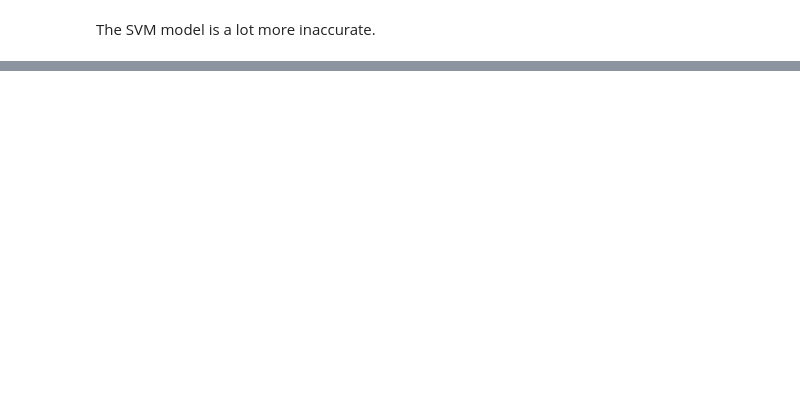
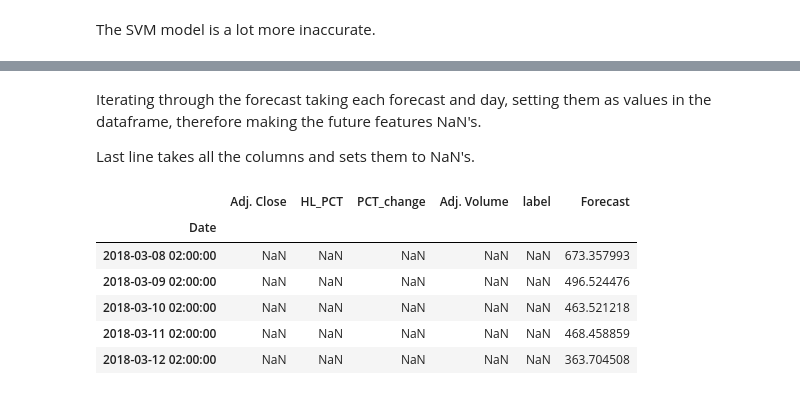
Before and after one commit to ionut-ml/Practical-Machine-Learning-by-sentdex, a Jupyter notebook: 01 - Regression Intro.ipynb, the cells around one changed output, grey strips where cells are left out. Saved outputs shown, nothing was run; the diff lists cells and outputs as text; code cells hidden in the pictures; blank space fills up the shorter version.

```diff
--- a/01 - Regression Intro.ipynb
+++ b/01 - Regression Intro.ipynb
@@ -139,0 +166,2 @@ The SVM model is a lot more inaccurate.
+# %%
+forecast_set = clf.predict(X_lately)
@@ -139,0 +189,4 @@ The SVM model is a lot more inaccurate.
+# %% [markdown]
+Iterating through the forecast taking each forecast and day, setting them as values in the dataframe, therefore making the future features NaN's.
+
+Last line takes all the columns and sets them to NaN's.
@@ -139,0 +198,10 @@ The SVM model is a lot more inaccurate.
+# %%
+df.tail()
+# %% [output]
+|  | Adj. Close | HL_PCT | PCT_change | Adj. Volume | label | Forecast |
+| Date |  |  |  |  |  |  |
+| 2018-03-08 02:00:00 | NaN | NaN | NaN | NaN | NaN | 673.357993 |
+| 2018-03-09 02:00:00 | NaN | NaN | NaN | NaN | NaN | 496.524476 |
+| 2018-03-10 02:00:00 | NaN | NaN | NaN | NaN | NaN | 463.521218 |
+| 2018-03-11 02:00:00 | NaN | NaN | NaN | NaN | NaN | 468.458859 |
+| 2018-03-12 02:00:00 | NaN | NaN | NaN | NaN | NaN | 363.704508 |
```
Also changed, not shown: parts of 23 cells of this notebook, 1 other file.
